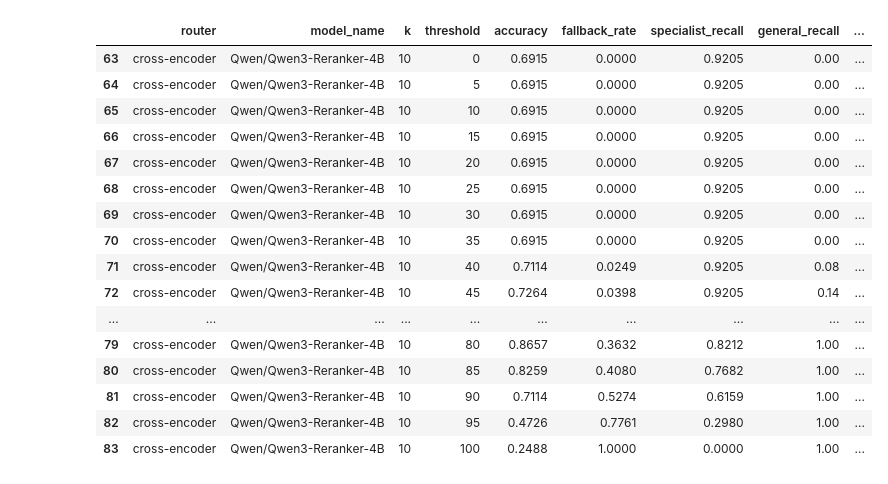
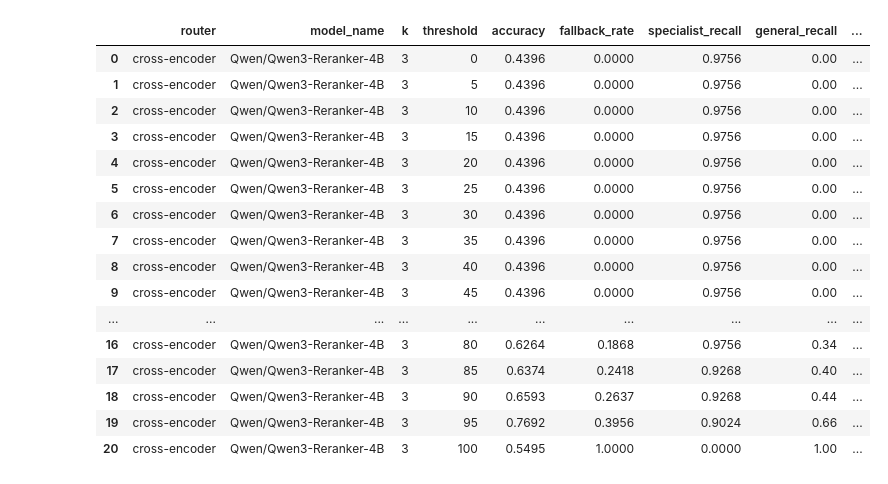
Before and after one commit to TheOpenSI/ADAPT, a Jupyter notebook: calibration_threshold/results_auto_threshold/Threshold Analyser (remote).ipynb, the cells around one changed output. Saved outputs shown, nothing was run; the diff lists cells and outputs as text; code cells hidden in the pictures.

```diff
--- a/calibration_threshold/results_auto_threshold/Threshold Analyser (remote).ipynb
+++ b/calibration_threshold/results_auto_threshold/Threshold Analyser (remote).ipynb
@@ -29,23 +22,23 @@ df = pd.read_csv(
 # %%
-df[df["k"] == 10]
+df[df["k"] == 3]
 # %% [output]
 |  | router | model_name | k | threshold | accuracy | fallback_rate | specialist_recall | general_recall | ... |
-| 63 | cross-encoder | Qwen/Qwen3-Reranker-4B | 10 | 0 | 0.6915 | 0.0000 | 0.9205 | 0.00 | ... |
-| 64 | cross-encoder | Qwen/Qwen3-Reranker-4B | 10 | 5 | 0.6915 | 0.0000 | 0.9205 | 0.00 | ... |
-| 65 | cross-encoder | Qwen/Qwen3-Reranker-4B | 10 | 10 | 0.6915 | 0.0000 | 0.9205 | 0.00 | ... |
-| 66 | cross-encoder | Qwen/Qwen3-Reranker-4B | 10 | 15 | 0.6915 | 0.0000 | 0.9205 | 0.00 | ... |
-| 67 | cross-encoder | Qwen/Qwen3-Reranker-4B | 10 | 20 | 0.6915 | 0.0000 | 0.9205 | 0.00 | ... |
-| 68 | cross-encoder | Qwen/Qwen3-Reranker-4B | 10 | 25 | 0.6915 | 0.0000 | 0.9205 | 0.00 | ... |
-| 69 | cross-encoder | Qwen/Qwen3-Reranker-4B | 10 | 30 | 0.6915 | 0.0000 | 0.9205 | 0.00 | ... |
-| 70 | cross-encoder | Qwen/Qwen3-Reranker-4B | 10 | 35 | 0.6915 | 0.0000 | 0.9205 | 0.00 | ... |
-| 71 | cross-encoder | Qwen/Qwen3-Reranker-4B | 10 | 40 | 0.7114 | 0.0249 | 0.9205 | 0.08 | ... |
-| 72 | cross-encoder | Qwen/Qwen3-Reranker-4B | 10 | 45 | 0.7264 | 0.0398 | 0.9205 | 0.14 | ... |
+| 0 | cross-encoder | Qwen/Qwen3-Reranker-4B | 3 | 0 | 0.4396 | 0.0000 | 0.9756 | 0.00 | ... |
+| 1 | cross-encoder | Qwen/Qwen3-Reranker-4B | 3 | 5 | 0.4396 | 0.0000 | 0.9756 | 0.00 | ... |
+| 2 | cross-encoder | Qwen/Qwen3-Reranker-4B | 3 | 10 | 0.4396 | 0.0000 | 0.9756 | 0.00 | ... |
+| 3 | cross-encoder | Qwen/Qwen3-Reranker-4B | 3 | 15 | 0.4396 | 0.0000 | 0.9756 | 0.00 | ... |
+| 4 | cross-encoder | Qwen/Qwen3-Reranker-4B | 3 | 20 | 0.4396 | 0.0000 | 0.9756 | 0.00 | ... |
+| 5 | cross-encoder | Qwen/Qwen3-Reranker-4B | 3 | 25 | 0.4396 | 0.0000 | 0.9756 | 0.00 | ... |
+| 6 | cross-encoder | Qwen/Qwen3-Reranker-4B | 3 | 30 | 0.4396 | 0.0000 | 0.9756 | 0.00 | ... |
+| 7 | cross-encoder | Qwen/Qwen3-Reranker-4B | 3 | 35 | 0.4396 | 0.0000 | 0.9756 | 0.00 | ... |
+| 8 | cross-encoder | Qwen/Qwen3-Reranker-4B | 3 | 40 | 0.4396 | 0.0000 | 0.9756 | 0.00 | ... |
+| 9 | cross-encoder | Qwen/Qwen3-Reranker-4B | 3 | 45 | 0.4396 | 0.0000 | 0.9756 | 0.00 | ... |
 | ... | ... | ... | ... | ... | ... | ... | ... | ... | ... |
-| 79 | cross-encoder | Qwen/Qwen3-Reranker-4B | 10 | 80 | 0.8657 | 0.3632 | 0.8212 | 1.00 | ... |
-| 80 | cross-encoder | Qwen/Qwen3-Reranker-4B | 10 | 85 | 0.8259 | 0.4080 | 0.7682 | 1.00 | ... |
-| 81 | cross-encoder | Qwen/Qwen3-Reranker-4B | 10 | 90 | 0.7114 | 0.5274 | 0.6159 | 1.00 | ... |
-| 82 | cross-encoder | Qwen/Qwen3-Reranker-4B | 10 | 95 | 0.4726 | 0.7761 | 0.2980 | 1.00 | ... |
-| 83 | cross-encoder | Qwen/Qwen3-Reranker-4B | 10 | 100 | 0.2488 | 1.0000 | 0.0000 | 1.00 | ... |
+| 16 | cross-encoder | Qwen/Qwen3-Reranker-4B | 3 | 80 | 0.6264 | 0.1868 | 0.9756 | 0.34 | ... |
+| 17 | cross-encoder | Qwen/Qwen3-Reranker-4B | 3 | 85 | 0.6374 | 0.2418 | 0.9268 | 0.40 | ... |
+| 18 | cross-encoder | Qwen/Qwen3-Reranker-4B | 3 | 90 | 0.6593 | 0.2637 | 0.9268 | 0.44 | ... |
+| 19 | cross-encoder | Qwen/Qwen3-Reranker-4B | 3 | 95 | 0.7692 | 0.3956 | 0.9024 | 0.66 | ... |
+| 20 | cross-encoder | Qwen/Qwen3-Reranker-4B | 3 | 100 | 0.5495 | 1.0000 | 0.0000 | 1.00 | ... |
 # %%
 # df[df["k"]== 3].sort_values(by="accuracy", ascending=False)
 # %%
```
Also changed, not shown: parts of 9 cells of this notebook, 4 other files.
